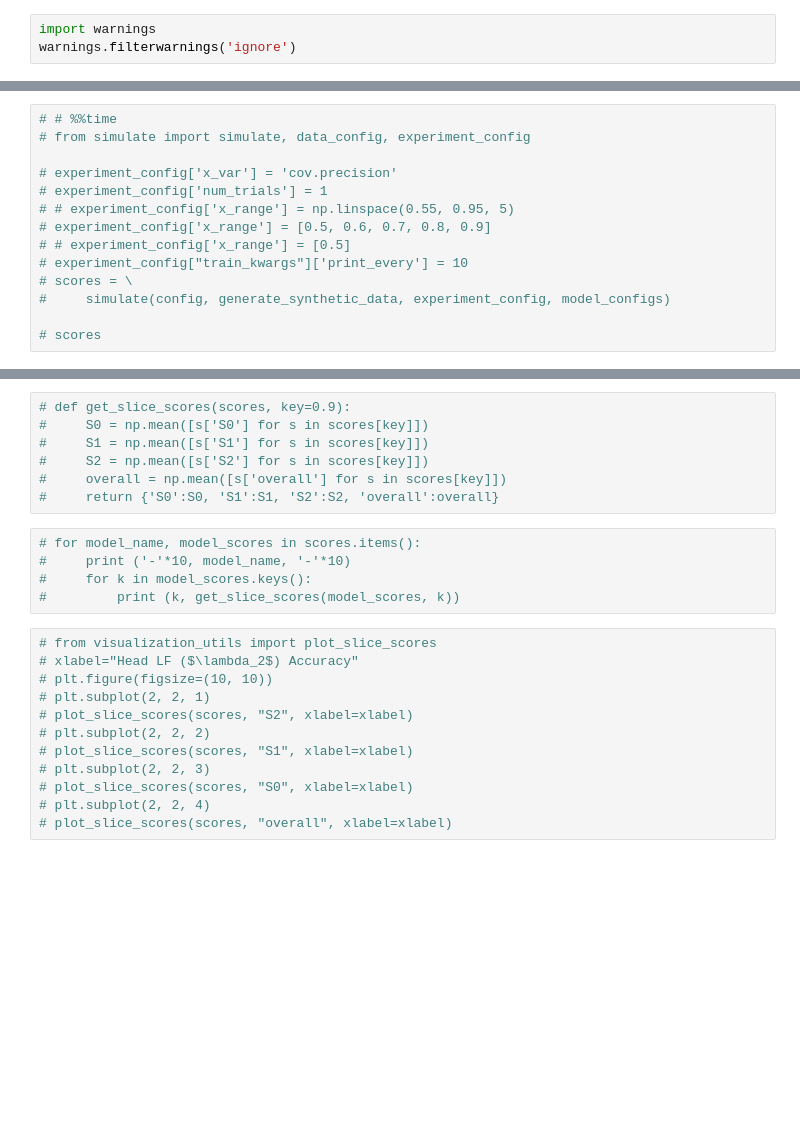
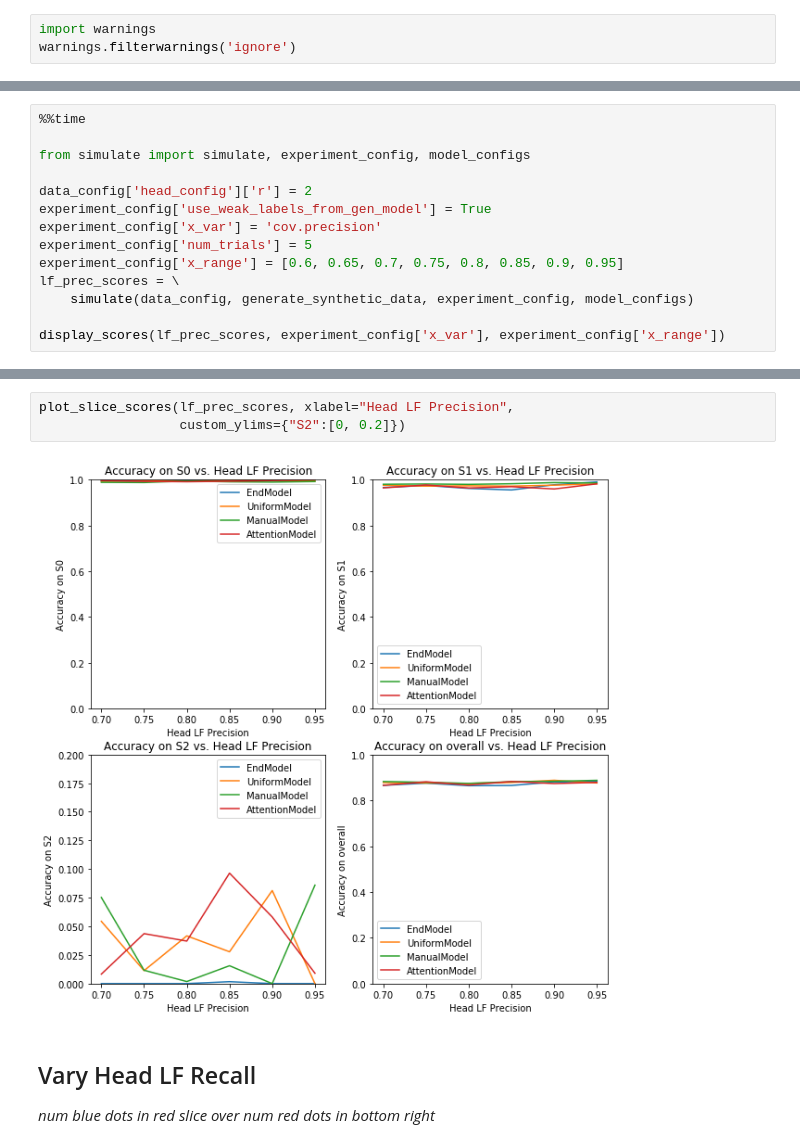
Before and after one commit to tsy935/metal, a Jupyter notebook: metal/contrib/slicing/synthetics/synthetics-sandbox.ipynb, the cells around one changed output, grey strips where cells are left out. Cells and saved outputs as stored; diff of their text form; blank space fills up the shorter version.

```diff
--- a/metal/contrib/slicing/synthetics/synthetics-sandbox.ipynb
+++ b/metal/contrib/slicing/synthetics/synthetics-sandbox.ipynb
@@ -186,14 +138,14 @@ S2: 0.6242774566473989
 # %%
-# # %%time
-# from simulate import simulate, data_config, experiment_config
+%%time
 
-# experiment_config['x_var'] = 'cov.precision'
-# experiment_config['num_trials'] = 1
-# # experiment_config['x_range'] = np.linspace(0.55, 0.95, 5)
-# experiment_config['x_range'] = [0.5, 0.6, 0.7, 0.8, 0.9]
-# # experiment_config['x_range'] = [0.5]
-# experiment_config["train_kwargs"]['print_every'] = 10
-# scores = \
-#     simulate(config, generate_synthetic_data, experiment_config, model_configs)
+from simulate import simulate, experiment_config, model_configs
 
-# scores
+data_config['head_config']['r'] = 2
+experiment_config['use_weak_labels_from_gen_model'] = True
+experiment_config['x_var'] = 'cov.precision'
+experiment_config['num_trials'] = 5
+experiment_config['x_range'] = [0.6, 0.65, 0.7, 0.75, 0.8, 0.85, 0.9, 0.95]
+lf_prec_scores = \
+    simulate(data_config, generate_synthetic_data, experiment_config, model_configs)
+
+display_scores(lf_prec_scores, experiment_config['x_var'], experiment_config['x_range'])
@@ -200,24 +166,8 @@ S2: 0.6242774566473989
-# %%
-# def get_slice_scores(scores, key=0.9):
-#     S0 = np.mean([s['S0'] for s in scores[key]])
-#     S1 = np.mean([s['S1'] for s in scores[key]])
-#     S2 = np.mean([s['S2'] for s in scores[key]])
-#     overall = np.mean([s['overall'] for s in scores[key]])
-#     return {'S0':S0, 'S1':S1, 'S2':S2, 'overall':overall}
-# %%
-# for model_name, model_scores in scores.items():
-#     print ('-'*10, model_name, '-'*10)
-#     for k in model_scores.keys():
-#         print (k, get_slice_scores(model_scores, k))
-# %%
-# from visualization_utils import plot_slice_scores
-# xlabel="Head LF ($\lambda_2$) Accuracy"
-# plt.figure(figsize=(10, 10))
-# plt.subplot(2, 2, 1)
-# plot_slice_scores(scores, "S2", xlabel=xlabel)
-# plt.subplot(2, 2, 2)
-# plot_slice_scores(scores, "S1", xlabel=xlabel)
-# plt.subplot(2, 2, 3)
-# plot_slice_scores(scores, "S0", xlabel=xlabel)
-# plt.subplot(2, 2, 4)
-# plot_slice_scores(scores, "overall", xlabel=xlabel)
+# %%
+plot_slice_scores(lf_prec_scores, xlabel="Head LF Precision",
+                  custom_ylims={"S2":[0, 0.2]})
+# %% [output]
+[figure, added]
+# %% [markdown]
+## Vary Head LF Recall
+_num blue dots in red slice over num red dots in bottom right_
```
Also changed, not shown: parts of 16 cells of this notebook, 5 other files.
